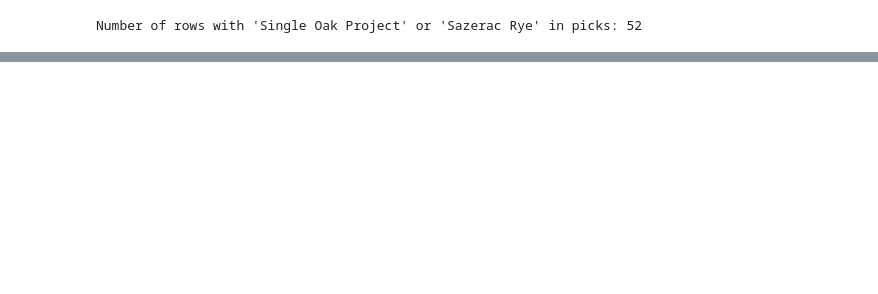
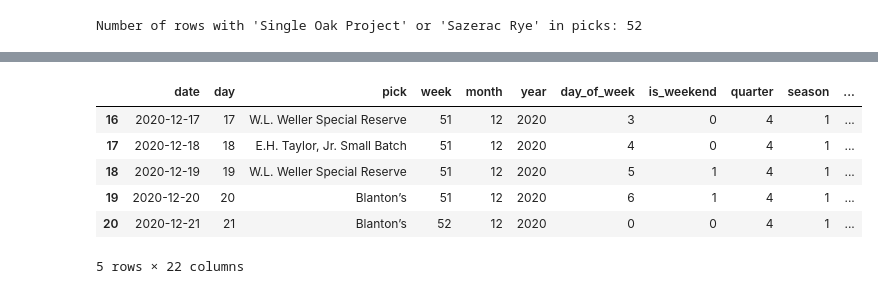
Before and after one commit to jguptil1/BuffaloTracePredictor, a Jupyter notebook: main.ipynb, the cells around one changed output, grey strips where cells are left out. Cells and saved outputs as stored; diff of their text form; code cells hidden in the pictures; blank space fills up the shorter version.

```diff
--- a/main.ipynb
+++ b/main.ipynb
@@ -260,0 +176,3 @@ Mean cross-validation accuracy: 1.0
+# %%
+# Assuming you have a 'date' column of type datetime
+allocation_data['season'] = allocation_data['date'].apply(lambda x: (x.month % 12 + 3) // 3)
@@ -260,0 +198,16 @@ Mean cross-validation accuracy: 1.0
+# %%
+# One hot enconding the lag columns to help with model training.
+
+allocation_data_encoded = pd.get_dummies(allocation_data, columns=['lag_1', 'lag_7', 'lag_14'], drop_first=True)
+
+allocation_data_encoded[allocation_data_encoded.columns[-(3*5):]] = allocation_data_encoded[allocation_data_encoded.columns[-(3*5):]].astype(int)
+
+allocation_data_encoded.head()
+# %% [output]
+|  | date | day | pick | week | month | year | day_of_week | is_weekend | quarter | season | ... |
+| 16 | 2020-12-17 | 17 | W.L. Weller Special Reserve | 51 | 12 | 2020 | 3 | 0 | 4 | 1 | ... |
+| 17 | 2020-12-18 | 18 | E.H. Taylor, Jr. Small Batch | 51 | 12 | 2020 | 4 | 0 | 4 | 1 | ... |
+| 18 | 2020-12-19 | 19 | W.L. Weller Special Reserve | 51 | 12 | 2020 | 5 | 1 | 4 | 1 | ... |
+| 19 | 2020-12-20 | 20 | Blanton’s | 51 | 12 | 2020 | 6 | 1 | 4 | 1 | ... |
+| 20 | 2020-12-21 | 21 | Blanton’s | 52 | 12 | 2020 | 0 | 0 | 4 | 1 | ... |
+5 rows × 22 columns
```
Also changed, not shown: parts of 44 cells of this notebook.
